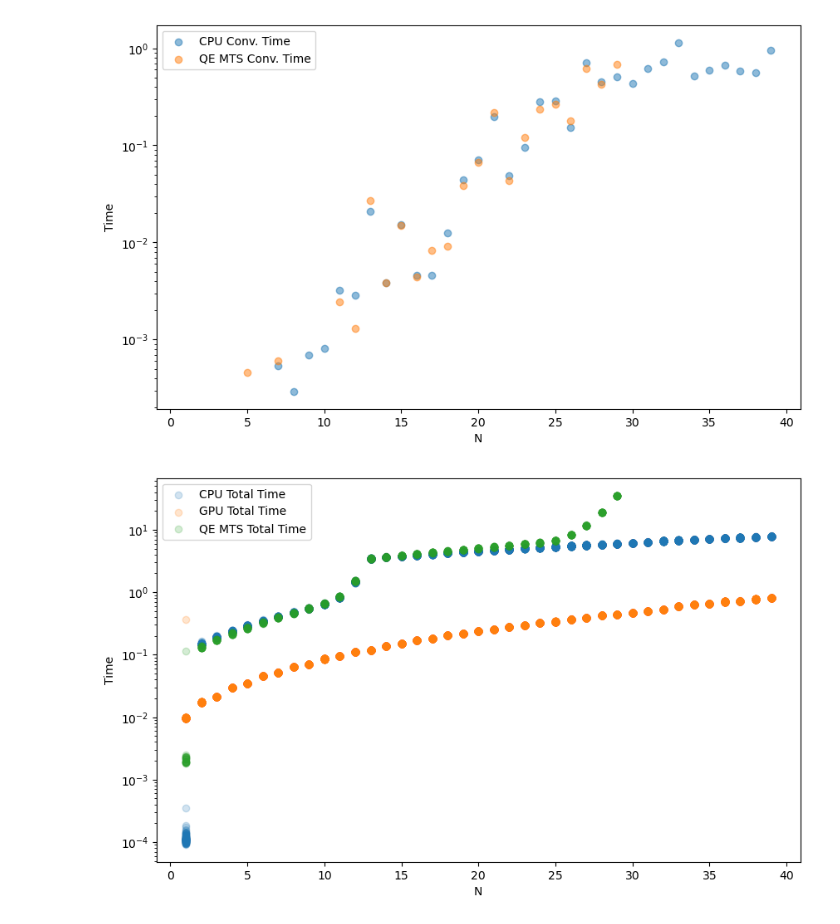
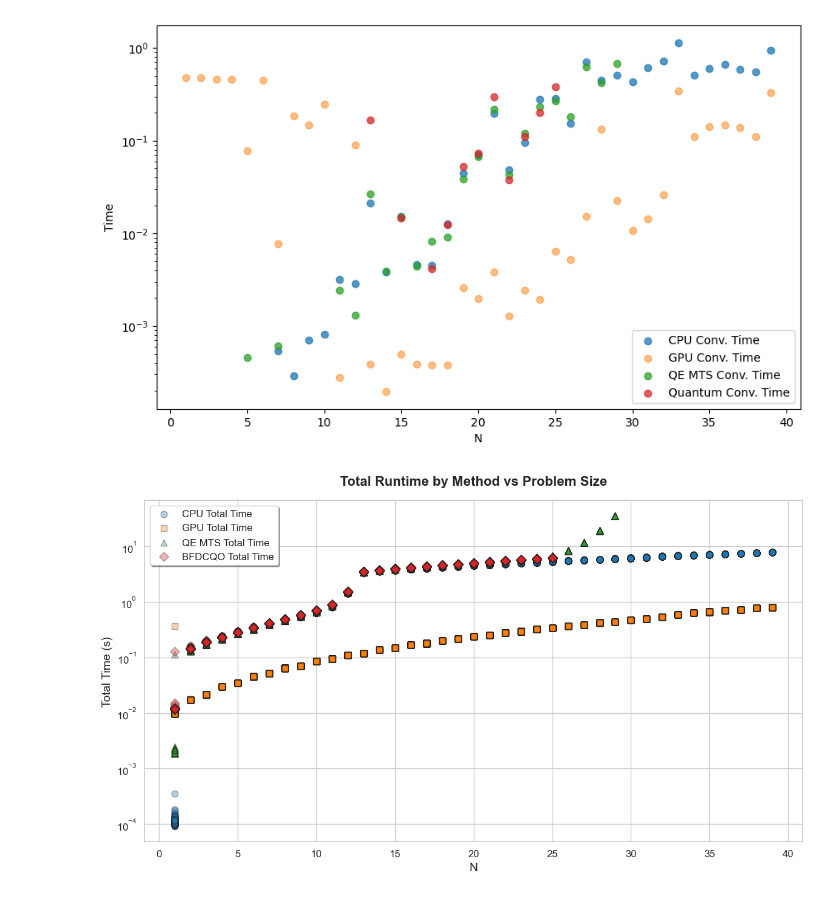
Before and after one commit to chtang-hmc/2026-NVIDIA, a Jupyter notebook: analyze_benchmark.ipynb, the cells around one changed output. Cells and saved outputs as stored; diff of their text form; code cells hidden in the pictures.

```diff
--- a/analyze_benchmark.ipynb
+++ b/analyze_benchmark.ipynb
@@ -7,5 +7,6 @@ import numpy as np
 cpu_benchmark_data = pd.read_csv('cpu_benchmark_results.csv')
 gpu_benchmark_data = pd.read_csv('gpu_benchmark_result.csv')
 qe_tsm_benchmark_data = pd.read_csv('qe_tsm_benchmark_results.csv')
+quantum_benchmark_data = pd.read_csv('quantum_benchmark_results.csv')
 # %%
 qe_tsm_benchmark_data.head()
@@ -40,26 +46,60 @@ qe_tsm_median_conv_time = qe_tsm_benchmark_data.groupby('N')['MTS Conv. Time'].m
 # %%
 # plot the median convergence time and total time for each N
 plt.figure(figsize=(10, 6))
-plt.scatter(cpu_median_conv_time.index, cpu_median_conv_time, label='CPU Conv. Time', alpha=0.5)
-# plt.scatter(gpu_median_conv_time.index, gpu_median_conv_time, label='GPU Conv. Time', alpha=0.5)
-plt.scatter(qe_tsm_median_conv_time.index, qe_tsm_median_conv_time, label='QE MTS Conv. Time', alpha=0.5)
+plt.scatter(cpu_median_conv_time.index, cpu_median_conv_time, label='CPU Conv. Time', alpha=0.75)
+plt.scatter(gpu_median_conv_time.index, gpu_median_conv_time, label='GPU Conv. Time', alpha=0.5)
+plt.scatter(qe_tsm_median_conv_time.index, qe_tsm_median_conv_time, label='QE MTS Conv. Time', alpha=0.75)
+plt.scatter(quantum_median_conv_time.index, quantum_median_conv_time, label='Quantum Conv. Time', alpha=0.75)
 plt.xlabel('N')
 plt.ylabel('Time')
 plt.yscale('log')
 plt.legend()
 plt.show()
 # %% [output]
-[figure, old version]
+[figure, new version]
 # %%
-# plot all total time for each N
-plt.figure(figsize=(10, 6))
-plt.scatter(cpu_benchmark_data['N'], cpu_benchmark_data['Total Time'], label='CPU Total Time', alpha=0.2)
-plt.scatter(gpu_benchmark_data['N'], gpu_benchmark_data['Total Time'], label='GPU Total Time', alpha=0.2)
-plt.scatter(qe_tsm_benchmark_data['N'], qe_tsm_benchmark_data['Total Time'], label='QE MTS Total Time', alpha=0.2)
-plt.xlabel('N')
-plt.ylabel('Time')
+# Enhanced, more aesthetic plot for total time vs N
+
+import seaborn as sns
+import matplotlib.pyplot as plt
+
+plt.figure(figsize=(12, 7))
+sns.set(style="whitegrid", font_scale=1.2)
+
+# Colors and markers for each method
+styles = [
+    {'color': 'tab:blue',     'marker': 'o', 'label': 'CPU Total Time'},
+    {'color': 'tab:orange',   'marker': 's', 'label': 'GPU Total Time'},
+    {'color': 'tab:green',    'marker': '^', 'label': 'QE MTS Total Time'},
+    {'color': 'tab:red',      'marker': 'D', 'label': 'BFDCQO Total Time'},
+]
+datas = [
+    (cpu_benchmark_data, 'N', 'Total Time'),
+    (gpu_benchmark_data, 'N', 'Total Time'),
+    (qe_tsm_benchmark_data, 'N', 'Total Time'),
+    (quantum_benchmark_data, 'N', 'Total Time'),
+]
+
+# Plot each dataset with unique style
+for style, (df, n_col, t_col) in zip(styles, datas):
+    plt.scatter(
+        df[n_col], df[t_col],
+        c=style['color'],
+        marker=style['marker'],
+        edgecolor='k',
+        s=60,
+        alpha=0.35,
+        label=style['label']
+    )
+
+plt.xlabel('N', fontsize=14)
+plt.ylabel('Total Time (s)', fontsize=14)
 plt.yscale('log')
-plt.legend()
+plt.title('Total Runtime by Method vs Problem Size', fontsize=16, fontweight='bold', pad=18)
+plt.xticks(fontsize=12)
+plt.yticks(fontsize=12)
+plt.legend(loc='best', fontsize=12, frameon=True, fancybox=True, shadow=True)
+plt.tight_layout()
 plt.show()
 # %% [output]
-[figure, old version]
+[figure, new version]
```
Also changed, not shown: parts of 7 cells of this notebook, 2 other files.
